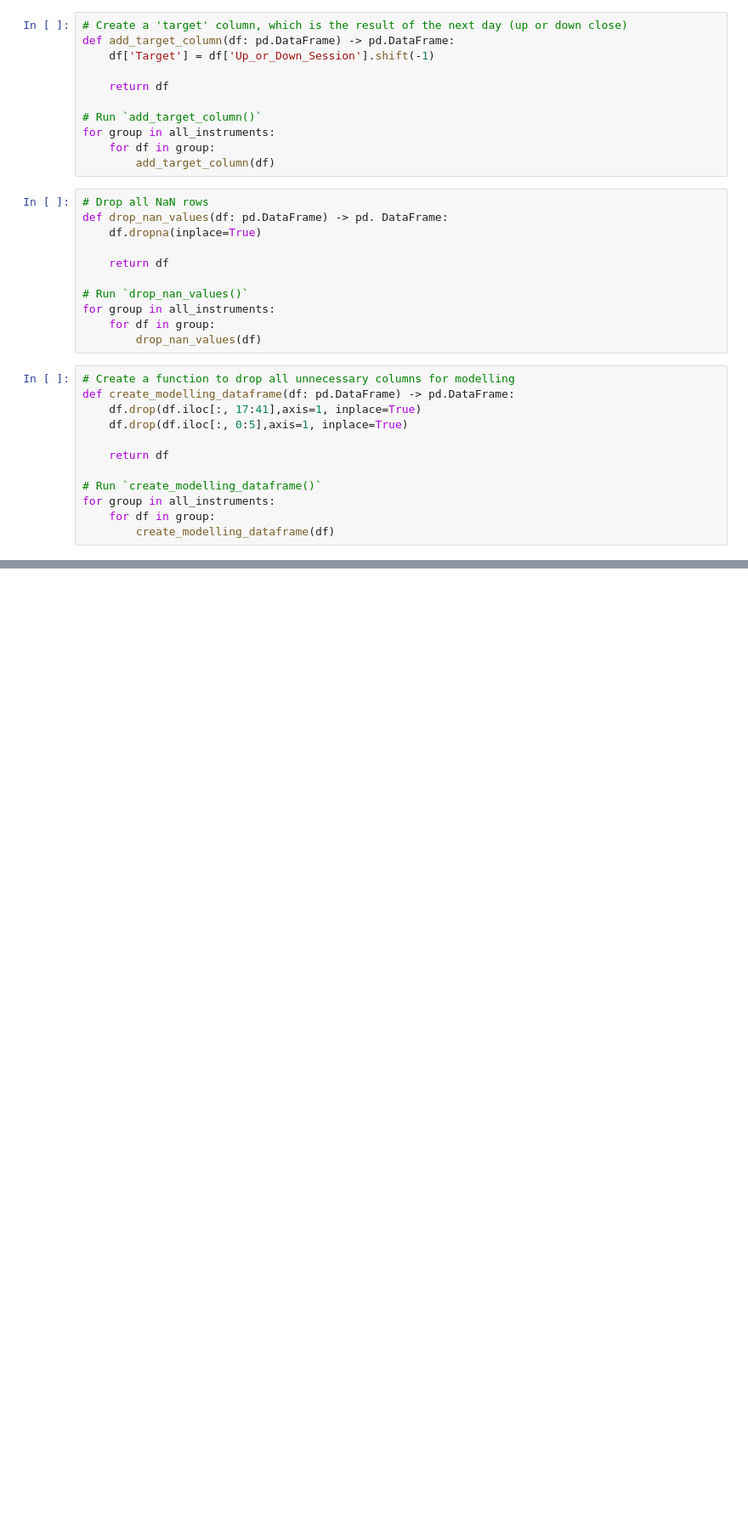
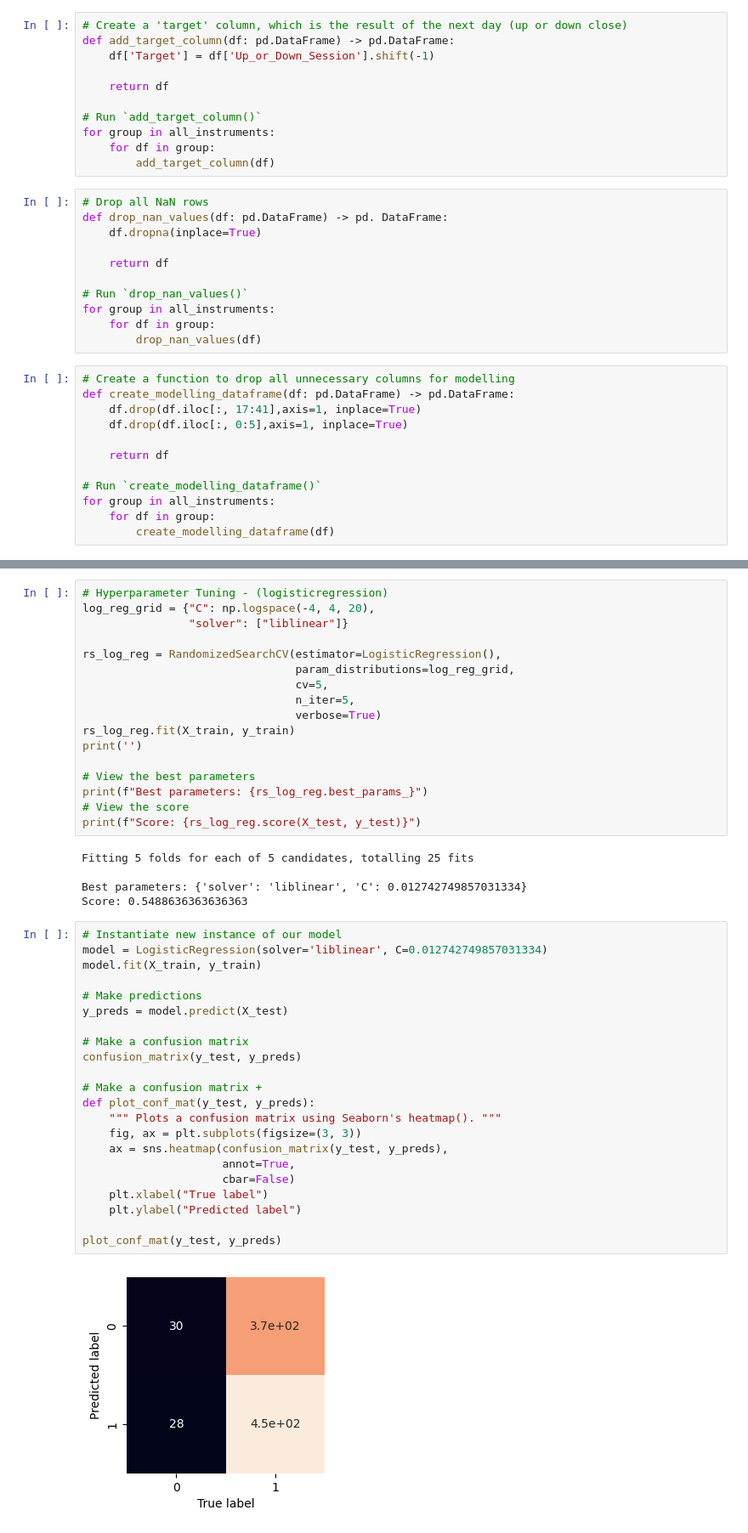
Before and after one commit to bwar25/sigilwar_, a Jupyter notebook: daily_all.ipynb, the cells around one changed output, grey strips where cells are left out. Shown: that part at 85% size. Drawn from its saved outputs; the diff is of its cells as text; blank space fills up the shorter version.

```diff
--- a/daily_all.ipynb
+++ b/daily_all.ipynb
@@ -634,0 +766,46 @@ for group in all_instruments:
+# %%
+# Hyperparameter Tuning - (logisticregression)
+log_reg_grid = {"C": np.logspace(-4, 4, 20),
+                "solver": ["liblinear"]}
+
+rs_log_reg = RandomizedSearchCV(estimator=LogisticRegression(),
+                                param_distributions=log_reg_grid,
+                                cv=5,
+                                n_iter=5,
+                                verbose=True)
+rs_log_reg.fit(X_train, y_train)
+print('')
+
+# View the best parameters
+print(f"Best parameters: {rs_log_reg.best_params_}")
+# View the score
+print(f"Score: {rs_log_reg.score(X_test, y_test)}")
+# %% [output]
+Fitting 5 folds for each of 5 candidates, totalling 25 fits
+
+Best parameters: {'solver': 'liblinear', 'C': 0.012742749857031334}
+Score: 0.5488636363636363
+# %%
+# Instantiate new instance of our model
+model = LogisticRegression(solver='liblinear', C=0.012742749857031334)
+model.fit(X_train, y_train)
+
+# Make predictions
+y_preds = model.predict(X_test)
+
+# Make a confusion matrix
+confusion_matrix(y_test, y_preds)
+
+# Make a confusion matrix +
+def plot_conf_mat(y_test, y_preds):
+    """ Plots a confusion matrix using Seaborn's heatmap(). """
+    fig, ax = plt.subplots(figsize=(3, 3))
+    ax = sns.heatmap(confusion_matrix(y_test, y_preds),
+                     annot=True,
+                     cbar=False)
+    plt.xlabel("True label")
+    plt.ylabel("Predicted label")
+
+plot_conf_mat(y_test, y_preds)
+# %% [output]
+[figure, added]
```
Also changed, not shown: parts of 10 cells of this notebook.
